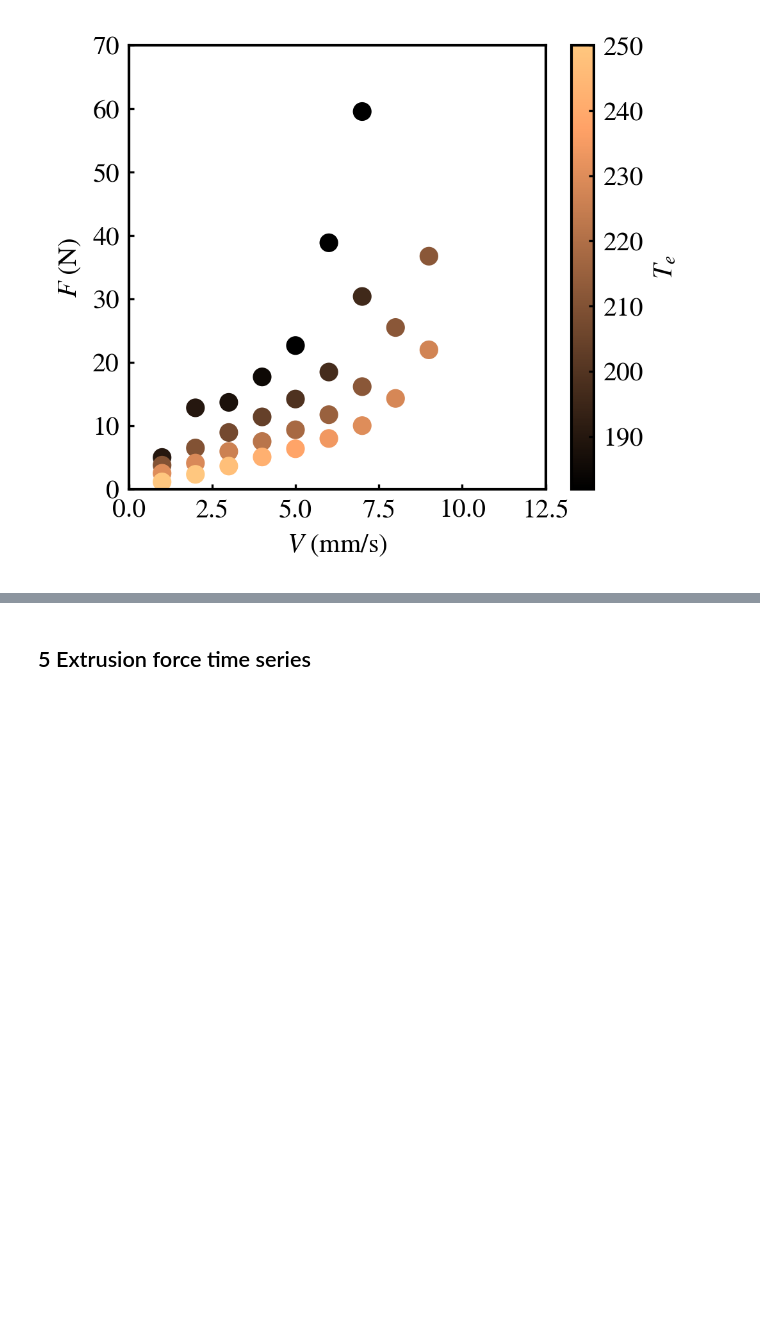
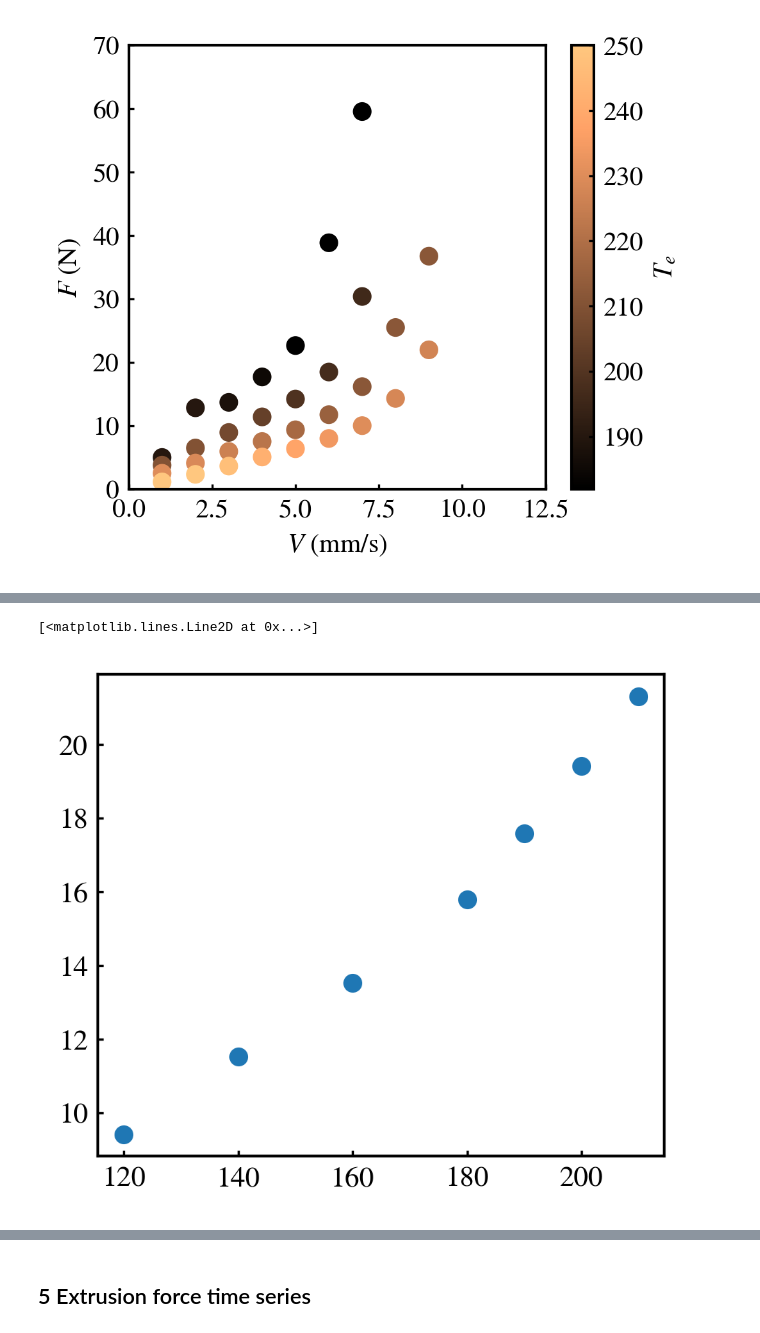
Before and after one commit to ZLoverty/ETP, a Jupyter notebook: Code/reanalysis-of-extrusion-data.ipynb, the cells around one changed output, grey strips where cells are left out. Cells and saved outputs as stored; diff of their text form; code cells hidden in the pictures; blank space fills up the shorter version.

```diff
--- a/Code/reanalysis-of-extrusion-data.ipynb
+++ b/Code/reanalysis-of-extrusion-data.ipynb
@@ -297,3 +348,6 @@ plt.colorbar(label="$T_e$")
 # %%
 folder = Path(r"H:\我的云端硬盘\Polymaker\003.挤出过程研究\003.挤出测试平台\实验数据\000.规范化数据（个人用）").resolve()
 data = pd.read_excel(folder / "挤出力x打印性.xlsx", sheet_name="L1003-6")
+# %%
+# find force transition
+df = data.loc[(~np.isnan(data["挤出力"]))&(data["温度"]==230)]
@@ -299,0 +356,5 @@ data = pd.read_excel(folder / "挤出力x打印性.xlsx", sheet_name="L1003-6")
+# %%
+plt.plot(df["打印速度"], df["挤出力"], "o")
+# %% [output]
+[<matplotlib.lines.Line2D at 0x...>]
+[figure, added]
```
Also changed, not shown: parts of 8 cells of this notebook, 2 other files.
